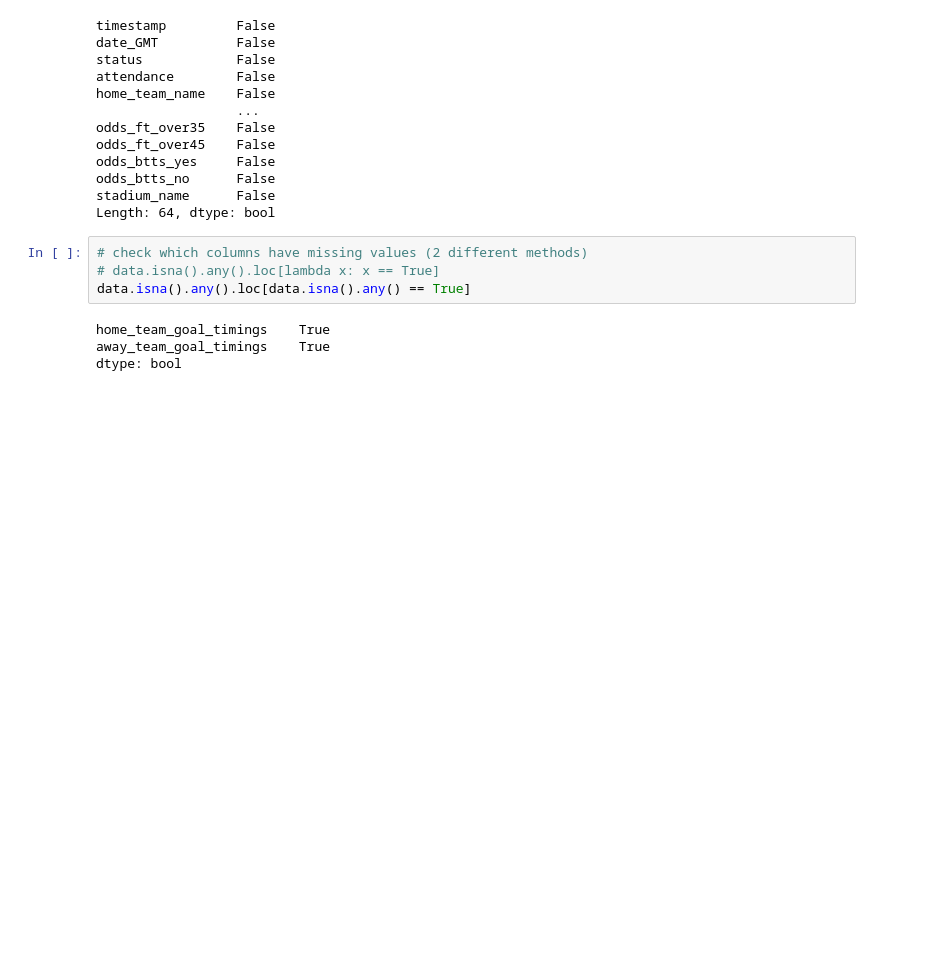
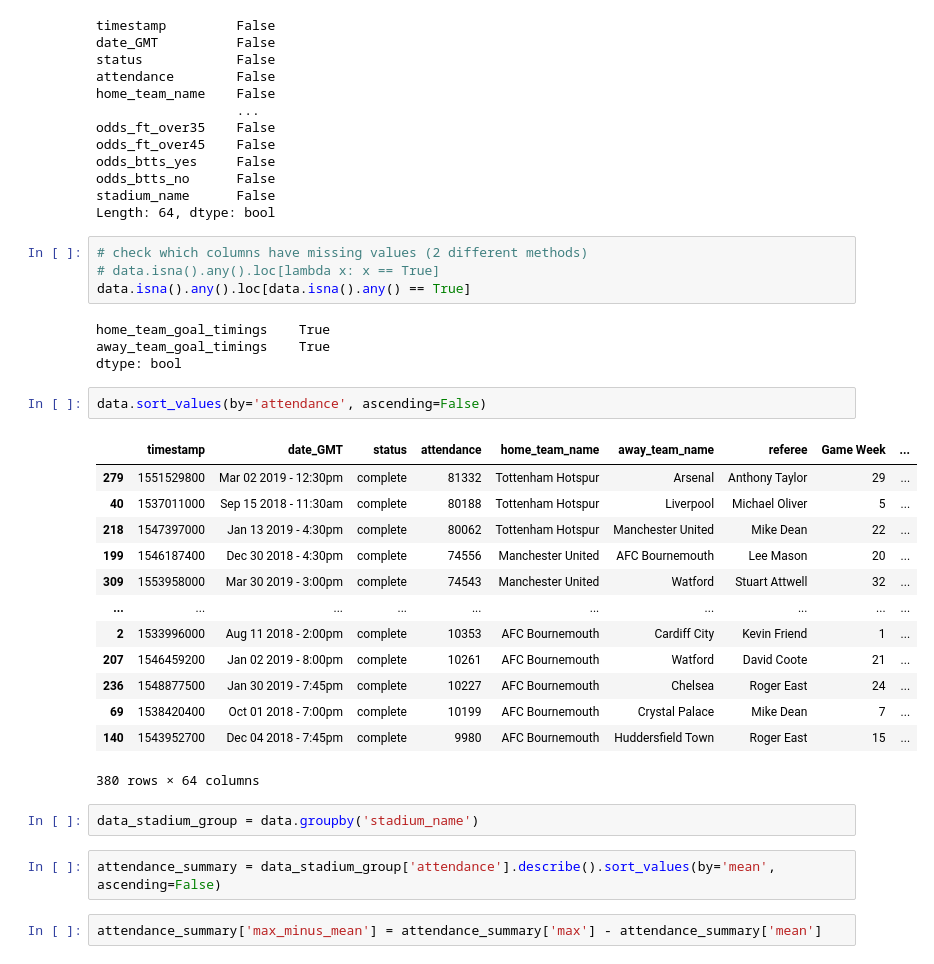
Before and after one commit to florisjanvf/PL-Analysis, a Jupyter notebook: one.ipynb, the cells around one changed output. Drawn from its saved outputs; the diff is of its cells as text; blank space fills up the shorter version.

```diff
--- a/one.ipynb
+++ b/one.ipynb
@@ -59,3 +59,25 @@ data.isna().any().loc[data.isna().any() == True]
 home_team_goal_timings    True
 away_team_goal_timings    True
 dtype: bool
+# %%
+data.sort_values(by='attendance', ascending=False)
+# %% [output]
+|  | timestamp | date_GMT | status | attendance | home_team_name | away_team_name | referee | Game Week | ... |
+| 279 | 1551529800 | Mar 02 2019 - 12:30pm | complete | 81332 | Tottenham Hotspur | Arsenal | Anthony Taylor | 29 | ... |
+| 40 | 1537011000 | Sep 15 2018 - 11:30am | complete | 80188 | Tottenham Hotspur | Liverpool | Michael Oliver | 5 | ... |
+| 218 | 1547397000 | Jan 13 2019 - 4:30pm | complete | 80062 | Tottenham Hotspur | Manchester United | Mike Dean | 22 | ... |
+| 199 | 1546187400 | Dec 30 2018 - 4:30pm | complete | 74556 | Manchester United | AFC Bournemouth | Lee Mason | 20 | ... |
+| 309 | 1553958000 | Mar 30 2019 - 3:00pm | complete | 74543 | Manchester United | Watford | Stuart Attwell | 32 | ... |
+| ... | ... | ... | ... | ... | ... | ... | ... | ... | ... |
+| 2 | 1533996000 | Aug 11 2018 - 2:00pm | complete | 10353 | AFC Bournemouth | Cardiff City | Kevin Friend | 1 | ... |
+| 207 | 1546459200 | Jan 02 2019 - 8:00pm | complete | 10261 | AFC Bournemouth | Watford | David Coote | 21 | ... |
+| 236 | 1548877500 | Jan 30 2019 - 7:45pm | complete | 10227 | AFC Bournemouth | Chelsea | Roger East | 24 | ... |
+| 69 | 1538420400 | Oct 01 2018 - 7:00pm | complete | 10199 | AFC Bournemouth | Crystal Palace | Mike Dean | 7 | ... |
+| 140 | 1543952700 | Dec 04 2018 - 7:45pm | complete | 9980 | AFC Bournemouth | Huddersfield Town | Roger East | 15 | ... |
+380 rows × 64 columns
+# %%
+data_stadium_group = data.groupby('stadium_name')
+# %%
+attendance_summary = data_stadium_group['attendance'].describe().sort_values(by='mean', ascending=False)
+# %%
+attendance_summary['max_minus_mean'] = attendance_summary['max'] - attendance_summary['mean']
```
Also changed, not shown: parts of 3 cells of this notebook.
